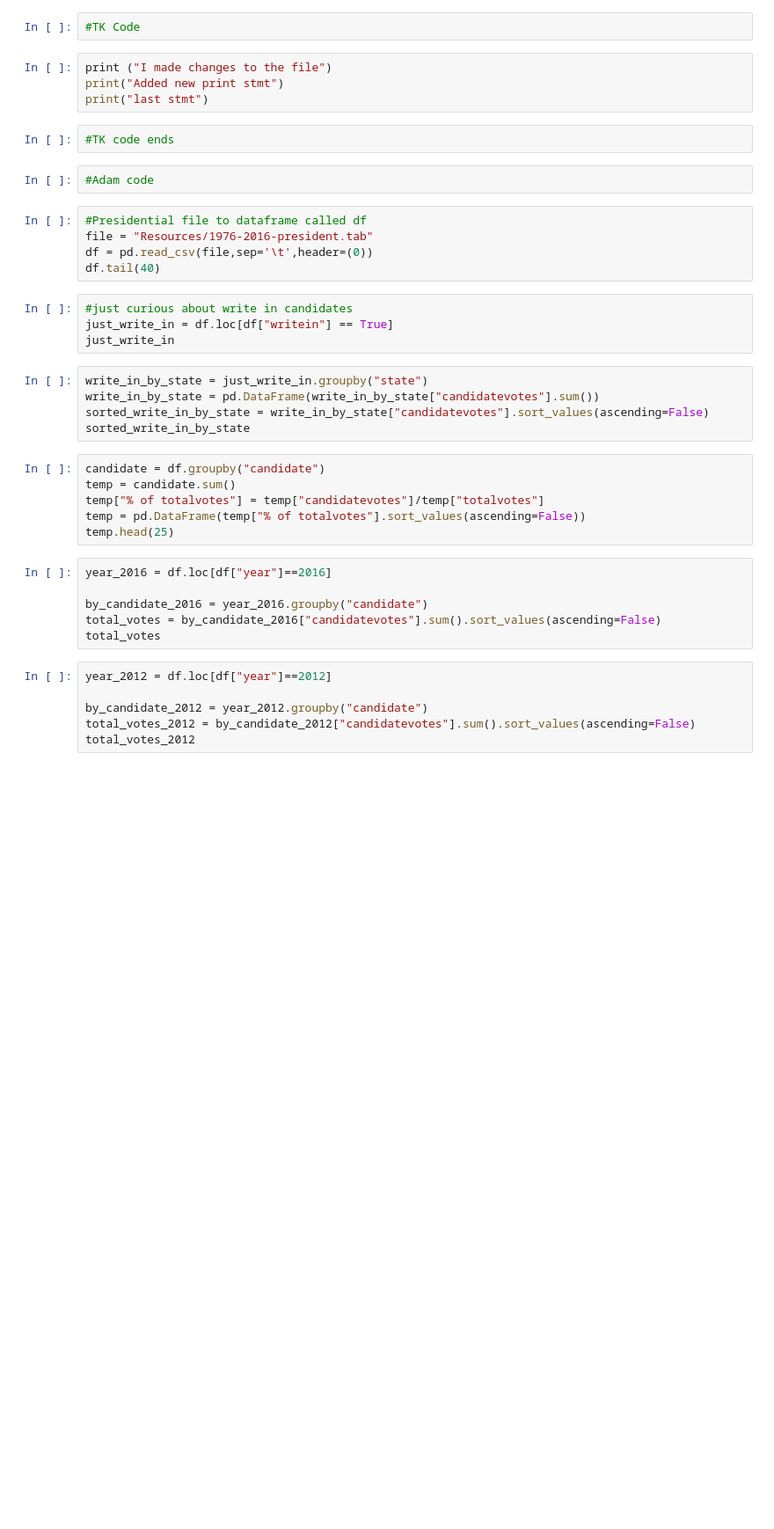
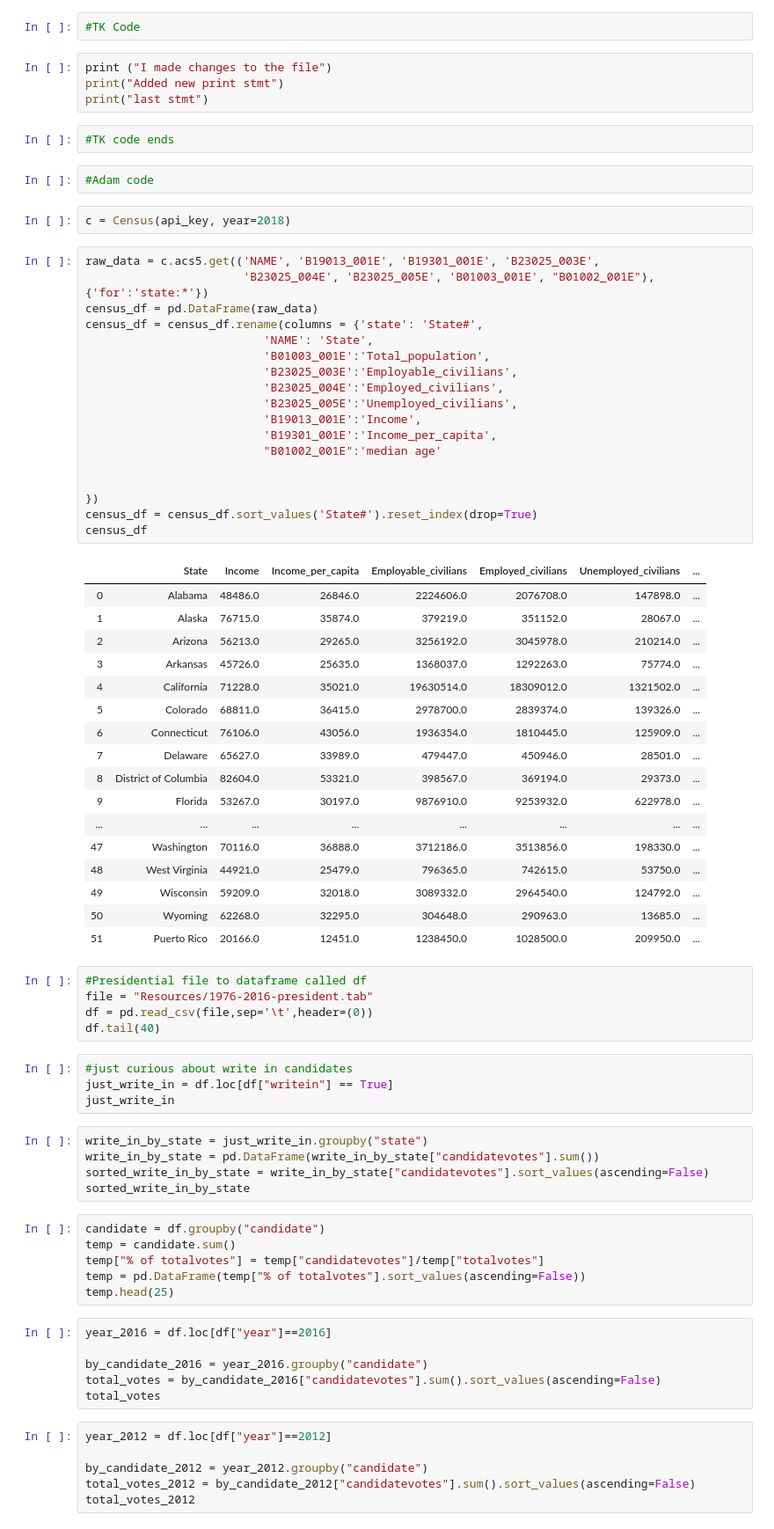
Before and after one commit to CodingMage/project_1_TeamTuring, a Jupyter notebook: Nootbook_Merge_File.ipynb, the cells around one changed output. Shown at 88% size. Drawn from its saved outputs; the diff is of its cells as text; blank space fills up the shorter version.

```diff
--- a/Nootbook_Merge_File.ipynb
+++ b/Nootbook_Merge_File.ipynb
@@ -15,6 +18,44 @@ print("last stmt")
 #TK code ends
 # %%
 #Adam code
+# %%
+c = Census(api_key, year=2018)
+# %%
+raw_data = c.acs5.get(('NAME', 'B19013_001E', 'B19301_001E', 'B23025_003E',
+                       'B23025_004E', 'B23025_005E', 'B01003_001E', "B01002_001E"), {'for':'state:*'})
+census_df = pd.DataFrame(raw_data)
+census_df = census_df.rename(columns = {'state': 'State#',
+                          'NAME': 'State',
+                          'B01003_001E':'Total_population',
+                          'B23025_003E':'Employable_civilians',
+                          'B23025_004E':'Employed_civilians',
+                          'B23025_005E':'Unemployed_civilians',
+                          'B19013_001E':'Income',
+                          'B19301_001E':'Income_per_capita',
+                          "B01002_001E":'median age'
+
+
+})
+census_df = census_df.sort_values('State#').reset_index(drop=True)
+census_df
+# %% [output]
+|  | State | Income | Income_per_capita | Employable_civilians | Employed_civilians | Unemployed_civilians | ... |
+| 0 | Alabama | 48486.0 | 26846.0 | 2224606.0 | 2076708.0 | 147898.0 | ... |
+| 1 | Alaska | 76715.0 | 35874.0 | 379219.0 | 351152.0 | 28067.0 | ... |
+| 2 | Arizona | 56213.0 | 29265.0 | 3256192.0 | 3045978.0 | 210214.0 | ... |
+| 3 | Arkansas | 45726.0 | 25635.0 | 1368037.0 | 1292263.0 | 75774.0 | ... |
+| 4 | California | 71228.0 | 35021.0 | 19630514.0 | 18309012.0 | 1321502.0 | ... |
+| 5 | Colorado | 68811.0 | 36415.0 | 2978700.0 | 2839374.0 | 139326.0 | ... |
+| 6 | Connecticut | 76106.0 | 43056.0 | 1936354.0 | 1810445.0 | 125909.0 | ... |
+| 7 | Delaware | 65627.0 | 33989.0 | 479447.0 | 450946.0 | 28501.0 | ... |
+| 8 | District of Columbia | 82604.0 | 53321.0 | 398567.0 | 369194.0 | 29373.0 | ... |
+| 9 | Florida | 53267.0 | 30197.0 | 9876910.0 | 9253932.0 | 622978.0 | ... |
+| ... | ... | ... | ... | ... | ... | ... | ... |
+| 47 | Washington | 70116.0 | 36888.0 | 3712186.0 | 3513856.0 | 198330.0 | ... |
+| 48 | West Virginia | 44921.0 | 25479.0 | 796365.0 | 742615.0 | 53750.0 | ... |
+| 49 | Wisconsin | 59209.0 | 32018.0 | 3089332.0 | 2964540.0 | 124792.0 | ... |
+| 50 | Wyoming | 62268.0 | 32295.0 | 304648.0 | 290963.0 | 13685.0 | ... |
+| 51 | Puerto Rico | 20166.0 | 12451.0 | 1238450.0 | 1028500.0 | 209950.0 | ... |
 # %%
 #Presidential file to dataframe called df
 file = "Resources/1976-2016-president.tab"
```
Also changed, not shown: parts of 3 cells of this notebook, 1 other file.
